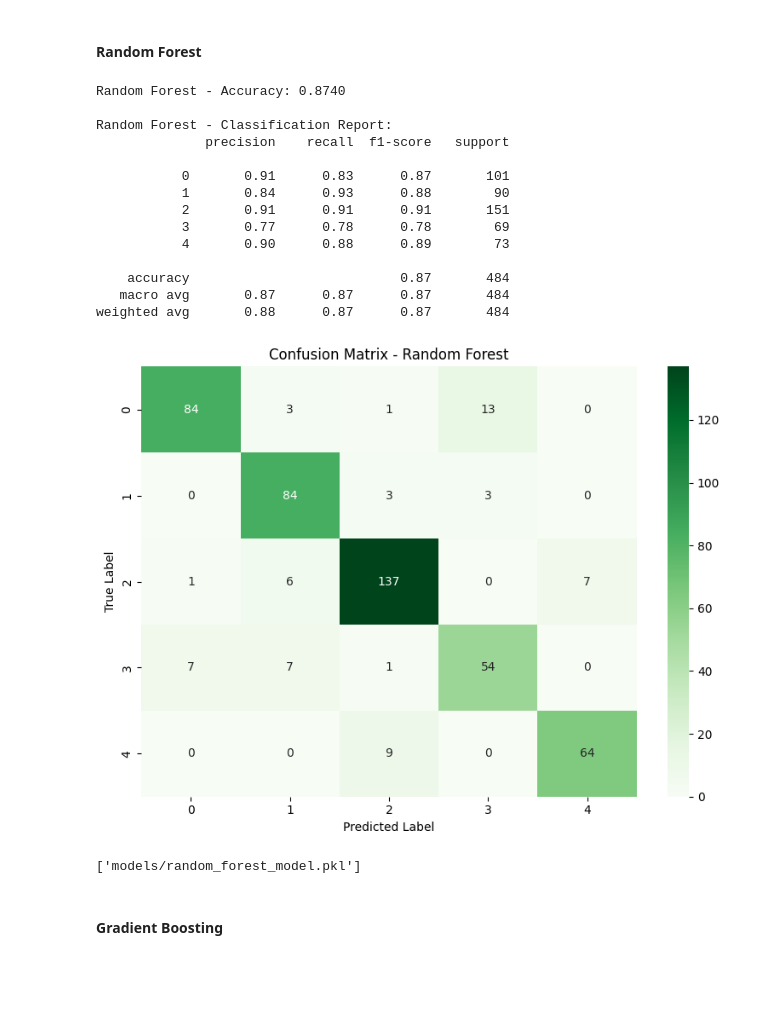
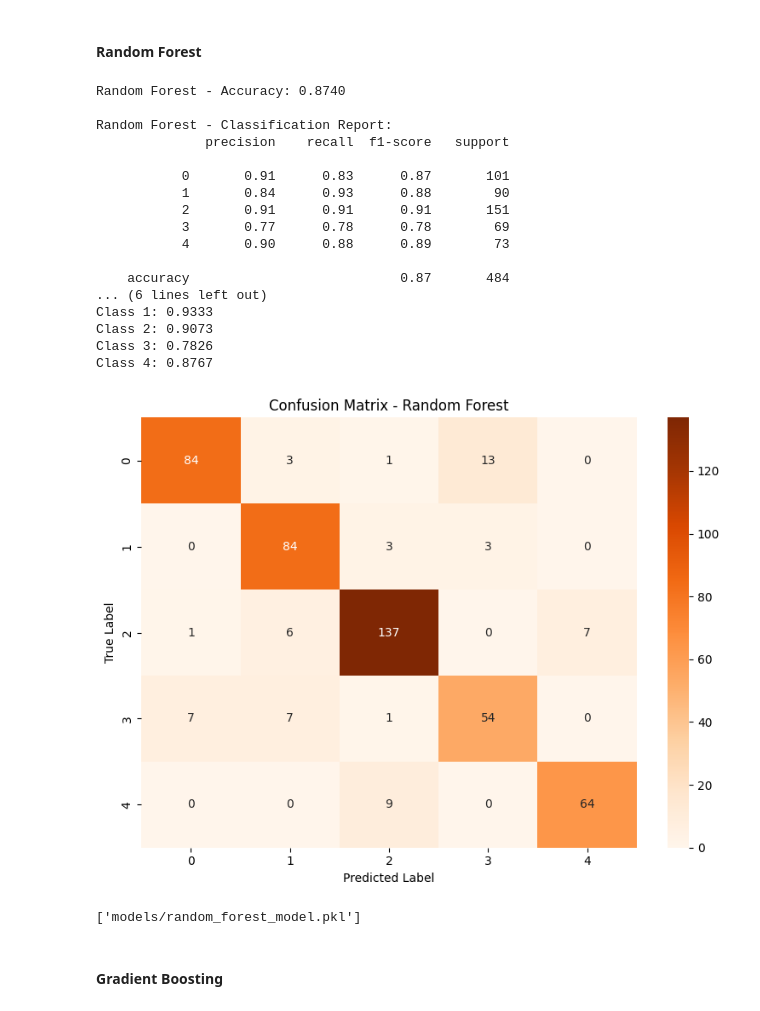
Before and after one commit to pedroogaab/Alzheimer-diagnose-ML, a Jupyter notebook: models.ipynb, the cells around one changed output. Drawn from its saved outputs; the diff is of its cells as text; code cells hidden in the pictures; blank space fills up the shorter version.

```diff
--- a/models.ipynb
+++ b/models.ipynb
@@ -24,4 +25,4 @@ import numpy as np
 # %%
-df = pd.read_csv("final_filter_DF.csv")
+df = pd.read_csv("final_data/filterAdni_data.csv")
 df
 # %% [output]
@@ -202,10 +248,20 @@ print(f"Neural Network - Accuracy: {val_accuracy:.4f}")
 print("\nNeural Network - Classification Report:")
 print(classification_report(val_labels, val_preds))
 
+
+
 # Confusion Matrix
 cm_nn = confusion_matrix(val_labels, val_preds)
+
+class_accuracies = cm_nn.diagonal() / cm_nn.sum(axis=1)
+
+print("\n NN - Accuracy per Class:")
+for i, acc in enumerate(class_accuracies):
+    print(f"Class {i}: {acc:.4f}")
+
+
 plt.figure(figsize=(8, 6))
-sns.heatmap(cm_nn, annot=True, fmt='d', cmap='Greens')
+sns.heatmap(cm_nn, annot=True, fmt='d', cmap='Oranges')
 plt.xlabel('Predicted Label')
 plt.ylabel('True Label')
 plt.title('Confusion Matrix - Neural Network')
@@ -246,38 +302,48 @@ y_pred_rf = rf_model.predict(X_test_scaled)
 
 # Metrics
 accuracy_rf = accuracy_score(y_test, y_pred_rf)
 print(f"Random Forest - Accuracy: {accuracy_rf:.4f}")
 print("\nRandom Forest - Classification Report:")
 print(classification_report(y_test, y_pred_rf))
 
+# Calculate accuracy per class
+cm_rf = confusion_matrix(y_test, y_pred_rf)
+class_accuracies = cm_rf.diagonal() / cm_rf.sum(axis=1)
+
+print("\nRandom Forest - Accuracy per Class:")
+for i, acc in enumerate(class_accuracies):
+    print(f"Class {i}: {acc:.4f}")
+
 # Confusion Matrix
-cm_rf = confusion_matrix(y_test, y_pred_rf)
 plt.figure(figsize=(8, 6))
-sns.heatmap(cm_rf, annot=True, fmt='d', cmap='Greens')
+sns.heatmap(cm_rf, annot=True, fmt='d', cmap='Oranges')
 plt.xlabel('Predicted Label')
 plt.ylabel('True Label')
 plt.title('Confusion Matrix - Random Forest')
 plt.tight_layout()
 plt.show()
 
 # Save model
 joblib.dump(rf_model, 'models/random_forest_model.pkl')
 # %% [output]
 Random Forest - Accuracy: 0.8740
 
 Random Forest - Classification Report:
               precision    recall  f1-score   support
 
            0       0.91      0.83      0.87       101
            1       0.84      0.93      0.88        90
            2       0.91      0.91      0.91       151
            3       0.77      0.78      0.78        69
            4       0.90      0.88      0.89        73
 
     accuracy                           0.87       484
-   macro avg       0.87      0.87      0.87       484
-weighted avg       0.88      0.87      0.87       484
+... (6 lines left out)
+Class 1: 0.9333
+Class 2: 0.9073
+Class 3: 0.7826
+Class 4: 0.8767
-[figure, old version]
+[figure, new version]
 ['models/random_forest_model.pkl']
 # %% [markdown]
 #### Gradient Boosting
```
Also changed, not shown: parts of 16 cells of this notebook, 10 other files.
